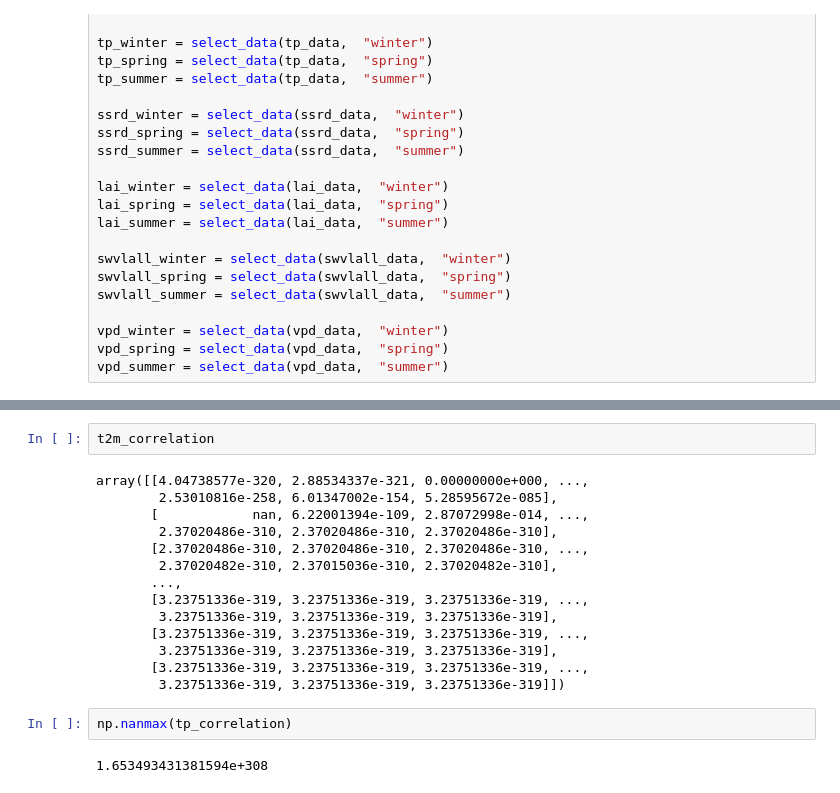
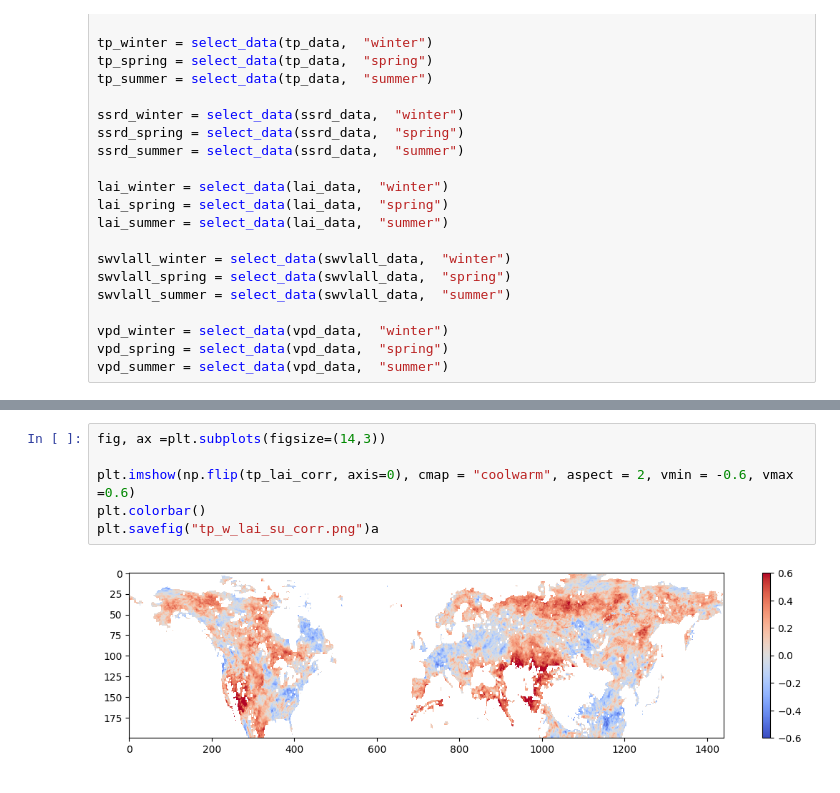
Before and after one commit to melioristic/preconditioned-compound-vegetation, a Jupyter notebook: nb_corr.ipynb, the cells around one changed output, grey strips where cells are left out. Cells and saved outputs as stored; diff of their text form.

```diff
--- a/nb_corr.ipynb
+++ b/nb_corr.ipynb
@@ -104,20 +115,8 @@ plt.imshow(t2m_correlation)
-# %%
-t2m_correlation
-# %% [output]
-array([[4.04738577e-320, 2.88534337e-321, 0.00000000e+000, ...,
-        2.53010816e-258, 6.01347002e-154, 5.28595672e-085],
-       [            nan, 6.22001394e-109, 2.87072998e-014, ...,
-        2.37020486e-310, 2.37020486e-310, 2.37020486e-310],
-       [2.37020486e-310, 2.37020486e-310, 2.37020486e-310, ...,
-        2.37020482e-310, 2.37015036e-310, 2.37020482e-310],
-       ...,
-       [3.23751336e-319, 3.23751336e-319, 3.23751336e-319, ...,
-        3.23751336e-319, 3.23751336e-319, 3.23751336e-319],
-       [3.23751336e-319, 3.23751336e-319, 3.23751336e-319, ...,
-        3.23751336e-319, 3.23751336e-319, 3.23751336e-319],
-       [3.23751336e-319, 3.23751336e-319, 3.23751336e-319, ...,
-        3.23751336e-319, 3.23751336e-319, 3.23751336e-319]])
-# %%
-np.nanmax(tp_correlation)
-# %% [output]
-1.653493431381594e+308
+# %%
+fig, ax =plt.subplots(figsize=(14,3))
+
+plt.imshow(np.flip(tp_lai_corr, axis=0), cmap = "coolwarm", aspect = 2, vmin = -0.6, vmax =0.6)
+plt.colorbar()
+plt.savefig("tp_w_lai_su_corr.png")a
+# %% [output]
+[figure, added]
```
Also changed, not shown: parts of 10 cells of this notebook, 58 other files.
